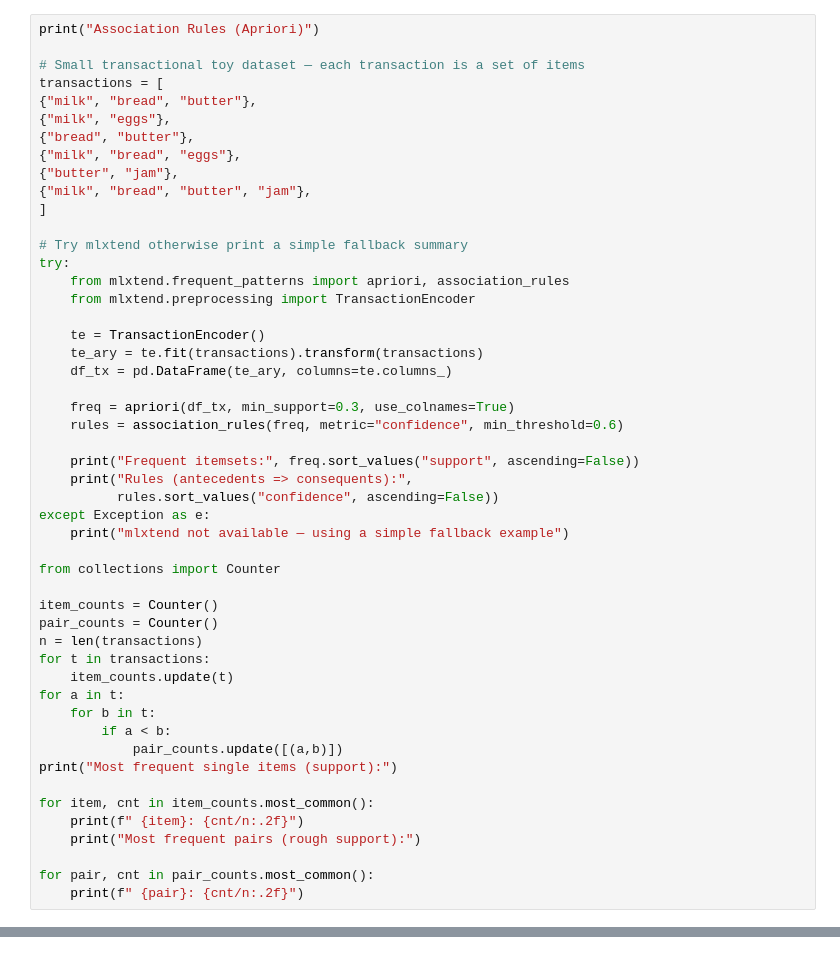
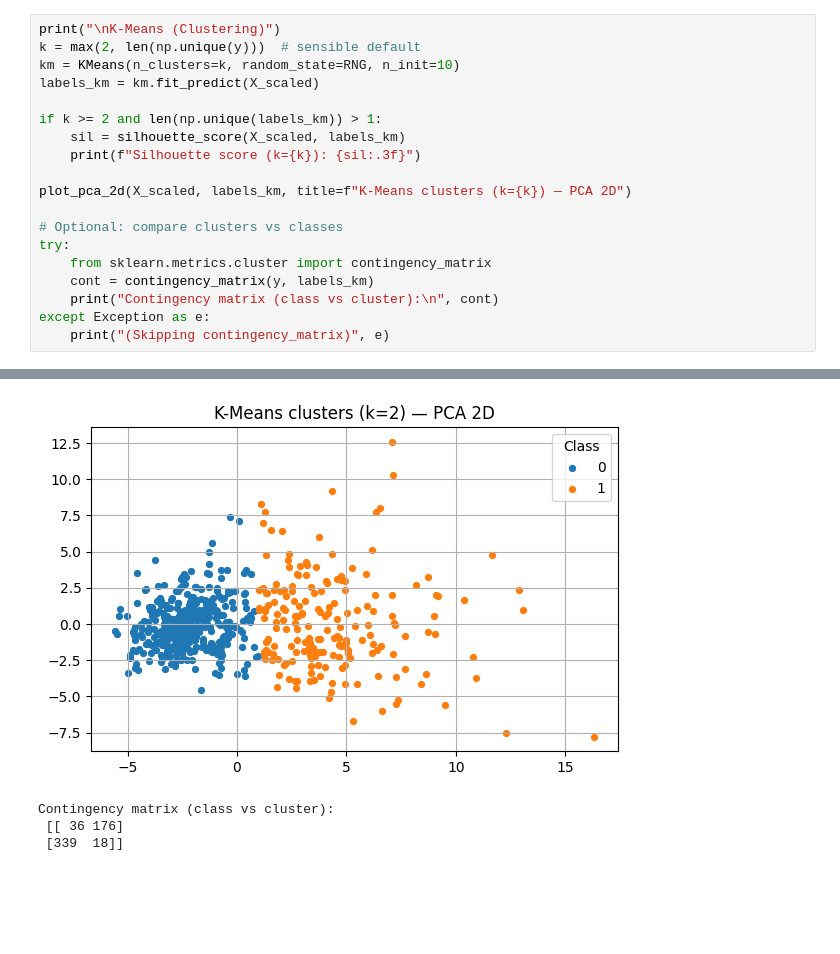
Before and after one commit to anastev982/DeepNets-Playground, a Jupyter notebook: case_studies/data_mining_algorithms/data_mining_algorithms.ipynb, the cells around one changed output, grey strips where cells are left out. Drawn from its saved outputs; the diff is of its cells as text; blank space fills up the shorter version.

```diff
--- a/case_studies/data_mining_algorithms/data_mining_algorithms.ipynb
+++ b/case_studies/data_mining_algorithms/data_mining_algorithms.ipynb
@@ -253,51 +206,20 @@ Contingency matrix (class vs cluster): [[ 36 176]
 # %%
-print("Association Rules (Apriori)")
+print("\nK-Means (Clustering)")
+k = max(2, len(np.unique(y)))  # sensible default
+km = KMeans(n_clusters=k, random_state=RNG, n_init=10)
+labels_km = km.fit_predict(X_scaled)
 
-# Small transactional toy dataset — each transaction is a set of items
-transactions = [
-{"milk", "bread", "butter"},
-{"milk", "eggs"},
-{"bread", "butter"},
-{"milk", "bread", "eggs"},
-{"butter", "jam"},
-{"milk", "bread", "butter", "jam"},
-]
+if k >= 2 and len(np.unique(labels_km)) > 1:
+    sil = silhouette_score(X_scaled, labels_km)
+    print(f"Silhouette score (k={k}): {sil:.3f}")
 
-# Try mlxtend otherwise print a simple fallback summary
+plot_pca_2d(X_scaled, labels_km, title=f"K-Means clusters (k={k}) — PCA 2D")
+
+# Optional: compare clusters vs classes
 try:
-    from mlxtend.frequent_patterns import apriori, association_rules
-    from mlxtend.preprocessing import TransactionEncoder
-
-    te = TransactionEncoder()
-    te_ary = te.fit(transactions).transform(transactions)
-    df_tx = pd.DataFrame(te_ary, columns=te.columns_)
-
-    freq = apriori(df_tx, min_support=0.3, use_colnames=True)
-    rules = association_rules(freq, metric="confidence", min_threshold=0.6)
-
-    print("Frequent itemsets:", freq.sort_values("support", ascending=False))
-    print("Rules (antecedents => consequents):",
-          rules.sort_values("confidence", ascending=False))
+    from sklearn.metrics.cluster import contingency_matrix
+    cont = contingency_matrix(y, labels_km)
+    print("Contingency matrix (class vs cluster):\n", cont)
 except Exception as e:
-    print("mlxtend not available — using a simple fallback example")
-
-from collections import Counter
-
-item_counts = Counter()
-pair_counts = Counter()
-n = len(transactions)
-for t in transactions:
-    item_counts.update(t)
-for a in t:
-    for b in t:
-        if a < b:
-            pair_counts.update([(a,b)])
-print("Most frequent single items (support):")
-
-for item, cnt in item_counts.most_common():
-    print(f" {item}: {cnt/n:.2f}")
-    print("Most frequent pairs (rough support):")
-
-for pair, cnt in pair_counts.most_common():
-    print(f" {pair}: {cnt/n:.2f}")
+    print("(Skipping contingency_matrix)", e)
 # %% [output]
@@ -322,0 +228,4 @@ Most frequent pairs (rough support):
+[figure, added]
+Contingency matrix (class vs cluster):
+ [[ 36 176]
+ [339  18]]
```
Also changed, not shown: parts of 12 cells of this notebook.
